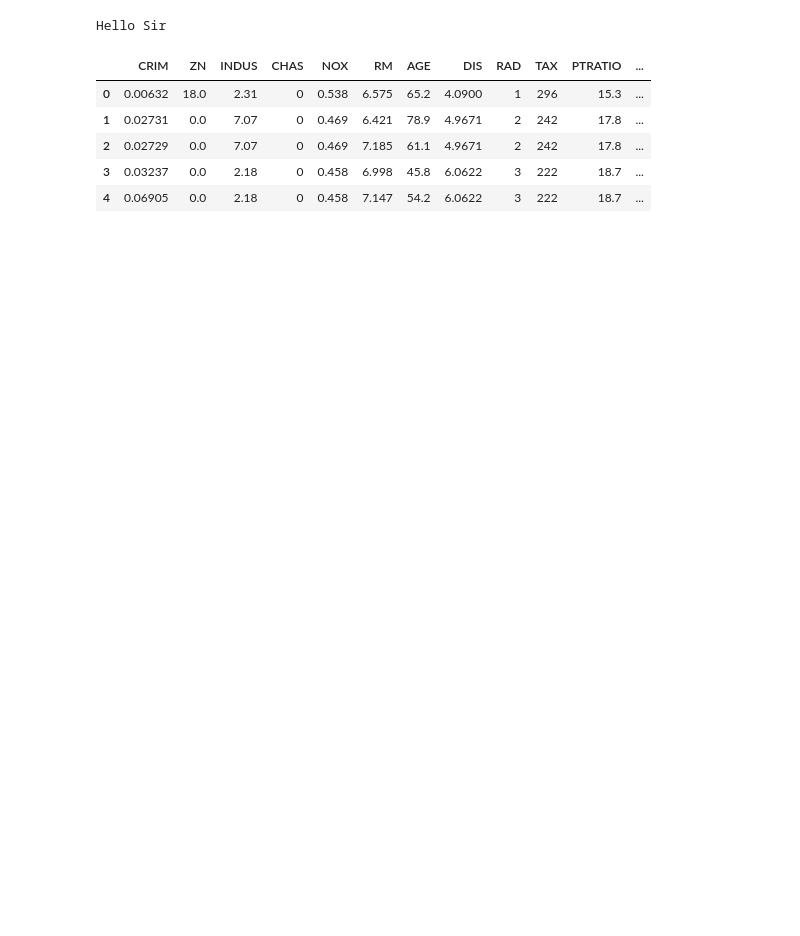
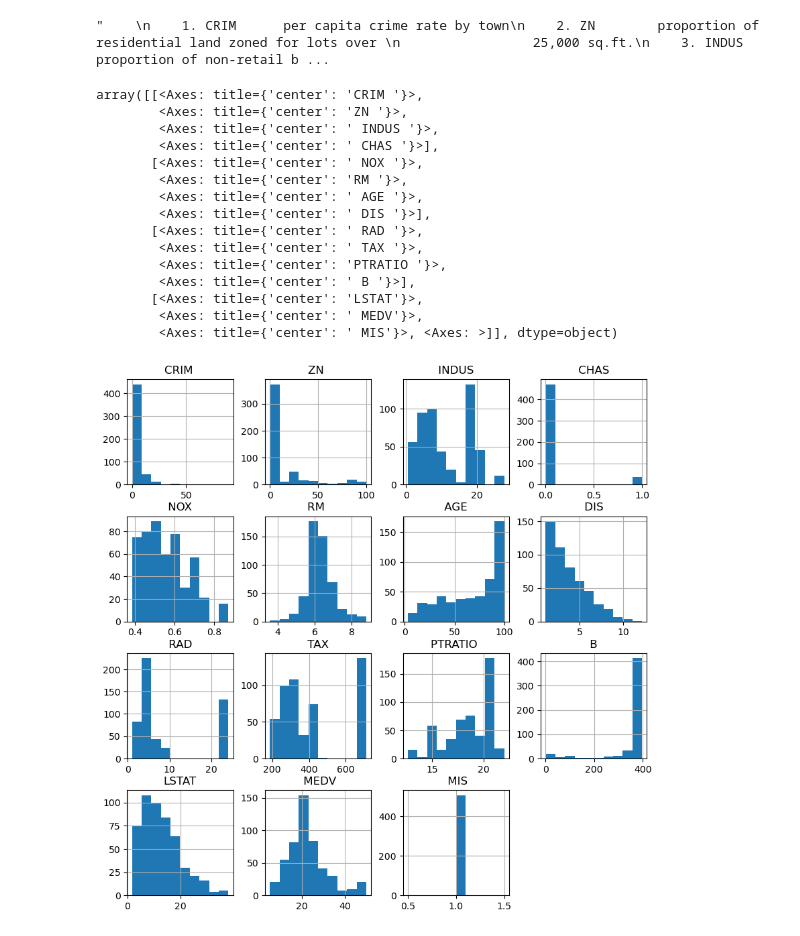
Before and after one commit to indkhan/SupervisedLearningModels, a Jupyter notebook: RealStateProj/housingprice.ipynb, the cells around one changed output. Drawn from its saved outputs; the diff is of its cells as text; code cells hidden in the pictures; blank space fills up the shorter version.

```diff
--- a/RealStateProj/housingprice.ipynb
+++ b/RealStateProj/housingprice.ipynb
@@ -1,19 +1,5 @@
-# %%
-print("Hello Sir")
-# %% [output]
-Hello Sir
-# %%
-import pandas as pd
-df = pd.read_csv("hou_all.csv")
-df.head()
-# %% [output]
-|  | CRIM | ZN | INDUS | CHAS | NOX | RM | AGE | DIS | RAD | TAX | PTRATIO | ... |
-| 0 | 0.00632 | 18.0 | 2.31 | 0 | 0.538 | 6.575 | 65.2 | 4.0900 | 1 | 296 | 15.3 | ... |
-| 1 | 0.02731 | 0.0 | 7.07 | 0 | 0.469 | 6.421 | 78.9 | 4.9671 | 2 | 242 | 17.8 | ... |
-| 2 | 0.02729 | 0.0 | 7.07 | 0 | 0.469 | 7.185 | 61.1 | 4.9671 | 2 | 242 | 17.8 | ... |
-| 3 | 0.03237 | 0.0 | 2.18 | 0 | 0.458 | 6.998 | 45.8 | 6.0622 | 3 | 222 | 18.7 | ... |
-| 4 | 0.06905 | 0.0 | 2.18 | 0 | 0.458 | 7.147 | 54.2 | 6.0622 | 3 | 222 | 18.7 | ... |
 # %%
+import pandas as pd
 dic = """
     1. CRIM      per capita crime rate by town
     2. ZN        proportion of residential land zoned for lots over
@@ -32,3 +18,29 @@ dic = """
                  by town
     13. LSTAT    % lower status of the population
     14. MEDV     Median value of owner-occupied homes in $1000's"""
+df = pd.read_csv("hou_all.csv")
+df.head()
+dic
+# %% [output]
+"    \n    1. CRIM      per capita crime rate by town\n    2. ZN        proportion of residential land zoned for lots over \n                 25,000 sq.ft.\n    3. INDUS     proportion of non-retail b ...
+# %%
+%matplotlib inline
+import matplotlib.pyplot as plt
+df.hist(figsize=(10,10))
+# %% [output]
+array([[<Axes: title={'center': 'CRIM '}>,
+        <Axes: title={'center': 'ZN '}>,
+        <Axes: title={'center': ' INDUS '}>,
+        <Axes: title={'center': ' CHAS '}>],
+       [<Axes: title={'center': ' NOX '}>,
+        <Axes: title={'center': 'RM '}>,
+        <Axes: title={'center': ' AGE '}>,
+        <Axes: title={'center': ' DIS '}>],
+       [<Axes: title={'center': ' RAD '}>,
+        <Axes: title={'center': ' TAX '}>,
+        <Axes: title={'center': 'PTRATIO '}>,
+        <Axes: title={'center': ' B '}>],
+       [<Axes: title={'center': 'LSTAT'}>,
+        <Axes: title={'center': ' MEDV'}>,
+        <Axes: title={'center': ' MIS'}>, <Axes: >]], dtype=object)
+[figure, added]
```
Also changed, not shown: parts of 2 cells of this notebook.
